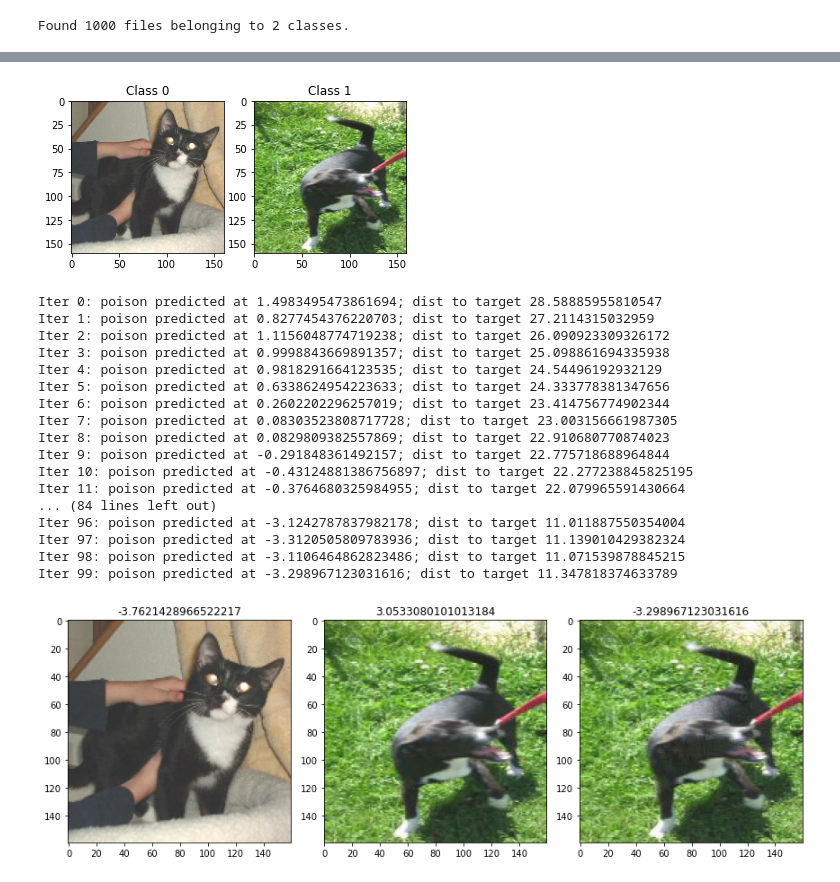
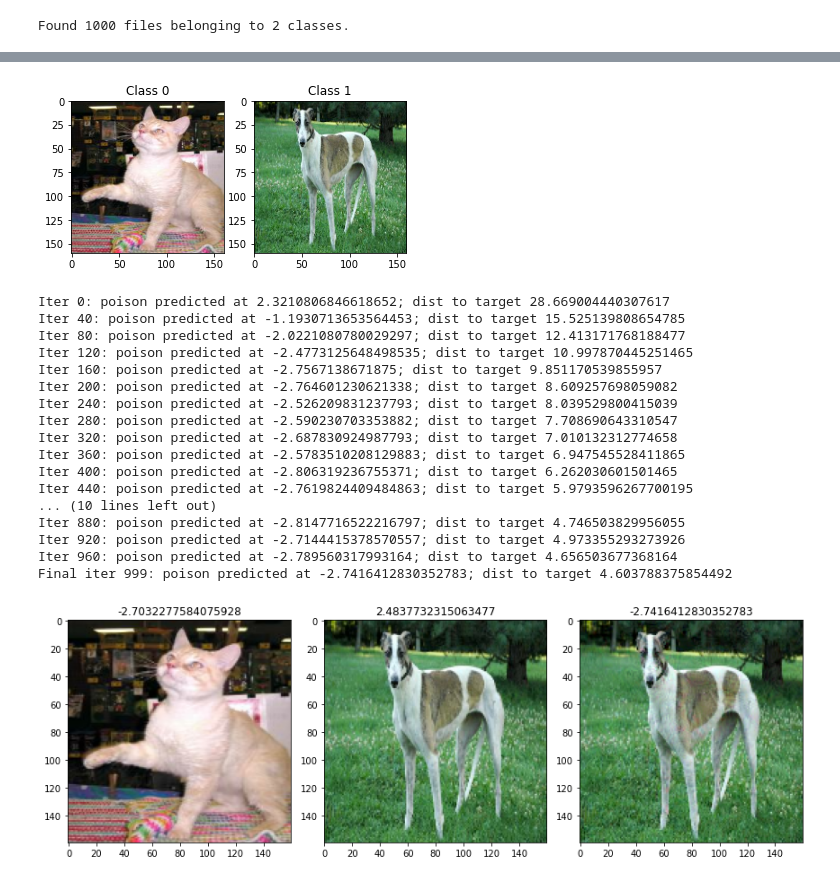
Before and after one commit to WileyCorning/CS782-poison-frogs, a Jupyter notebook: transfer-learning-attack.ipynb, the cells around one changed output, grey strips where cells are left out. Cells and saved outputs as stored; diff of their text form; code cells hidden in the pictures.

```diff
--- a/transfer-learning-attack.ipynb
+++ b/transfer-learning-attack.ipynb
@@ -289,7 +261,17 @@ def compute_forward_gradient(model,x_val,t_val):
 
 # Forward update: adjust x toward t's feature-space values
 def forward_update(model,x_val,t_val,rate_lambda):
-    return x_val - rate_lambda * compute_forward_gradient(model,x_val,t_val)
+    CONST_STEP = True
+    if(CONST_STEP):
+        fg = compute_forward_gradient(model,x_val,t_val)
+        eta = np.max(np.abs(fg))
+        fg = fg / eta
+        return x_val - rate_lambda * fg
+    else:
+        return x_val - rate_lambda * np.sign(compute_forward_gradient(model,x_val,t_val))
+
+
+    #return x_val - rate_lambda * np.sign(compute_forward_gradient(model,x_val,t_val))
 
 # Backward update: adjust x toward base image
 def backward_update(x_hat_val,b_val,rate_lambda,coef_beta):
@@ -300,14 +282,18 @@ def algo_1_b(model,feature_model,t_val,b_val,rate_lambda,coef_beta,n_iter):
     t_mu = tf.constant(t_val)
     x_mu = tf.Variable(b_val)
 
+    print_g = max(int(n_iter/25),1)
+
     loss = lambda: loss_iota(feature_model,x_mu,t_mu)
     for i in range(n_iter):
-        steppy = opt.minimize(loss,[x_mu]).numpy()
-        px = backward_update(x_mu, b_val, rate_lambda,coef_beta)
-        px = tf.clip_by_value(px,0.0,255.0)
+        steppy = opt.minimize(loss,[x_mu]) # Forward step
+        px = backward_update(x_mu, b_val, rate_lambda,coef_beta) # Backward step
+        px = tf.clip_by_value(px,0.0,255.0) # Project
         x_mu = tf.Variable(px)
 
-        print(f"Iter {steppy}: poison predicted at {model.predict(x_mu.numpy()).item()}; dist to target {fs_dist(feature_model,t_val,x_mu.numpy())}")
+        if i%print_g == 0:
+            print(f"Iter {steppy.numpy()}: poison predicted at {model.predict(x_mu.numpy()).item()}; dist to target {fs_dist(feature_model,t_val,x_mu.numpy())}")
+    print(f"Final iter {steppy.numpy()}: poison predicted at {model.predict(x_mu.numpy()).item()}; dist to target {fs_dist(feature_model,t_val,x_mu.numpy())}")
     return x_mu.numpy()
 
 def loss_iota(feature_model,x,t):
@@ -319,12 +305,16 @@ def loss_iota(feature_model,x,t):
 # Naive implementation of Algorithm 1: Poisoning Example Generation
 def algo_1(model, feature_model,t_val,b_val, rate_lambda, coef_beta, n_iter):
     x = b_val
+    print_g = max(int(n_iter/25),1)
     for i in range(n_iter):
         x = forward_update(feature_model,x,t_val,rate_lambda)
         x = backward_update(x,b_val,rate_lambda,coef_beta)
         x = tf.clip_by_value(x,0.0,255.0)
-        print(f"Iter {i}: poison predicted at {model.predict(x).item()}; dist to target {fs_dist(feature_model,t_val,x)}")
-    return x
+        if i%print_g == 0:
+            print(f"Iter {i}: poison predicted at {model.predict(x).item()}; dist to target {fs_dist(feature_model,t_val,x)}")
+    print(f"Final iter {i}: poison predicted at {model.predict(x).item()}; dist to target {fs_dist(feature_model,t_val,x)}")
+
+    return x.numpy()
 
 def get_penultimate_layer_model(model):
     return tf.keras.Model(inputs=model.input,outputs=model.layers[-2].output)
@@ -349,3 +339,6 @@ def demo_algo_1(model, img_t, img_b, rate_lambda, coef_beta, n_iter):
     plt.show()
 
     return img_p
+
+def compute_beta_scaled(beta_0, n_feature, dim_img):
+    return beta_0 * n_feature**2 / (dim_img**2)
@@ -375,26 +395,26 @@ Found 1000 files belonging to 2 classes.
 # %%
-((_target_image,_target_class), (_base_image,_base_class)) = sel_images(subject_dataset_ub,0,500)
+((_target_image,_target_class), (_base_image,_base_class)) = sel_images(subject_dataset_ub,np.random.randint(0,500),np.random.randint(500,1000))
 # %% [output]
-[figure, old version]
+[figure, new version]
 # %%
 #_poison_image = demo_algo_1(model,_target_image,_base_image, 20, 0.001, 50)
-_poison_image = demo_algo_1(model,_target_image,_base_image, 20, 0.0, 100)
+_poison_image = demo_algo_1(model,_target_image,_base_image, 1, 0.001, 1000)
 # %% [output]
-Iter 0: poison predicted at 1.4983495473861694; dist to target 28.58885955810547
-Iter 1: poison predicted at 0.8277454376220703; dist to target 27.2114315032959
-Iter 2: poison predicted at 1.1156048774719238; dist to target 26.090923309326172
-Iter 3: poison predicted at 0.9998843669891357; dist to target 25.098861694335938
-Iter 4: poison predicted at 0.9818291664123535; dist to target 24.54496192932129
-Iter 5: poison predicted at 0.6338624954223633; dist to target 24.333778381347656
-Iter 6: poison predicted at 0.2602202296257019; dist to target 23.414756774902344
-Iter 7: poison predicted at 0.08303523808717728; dist to target 23.003156661987305
-Iter 8: poison predicted at 0.0829809382557869; dist to target 22.910680770874023
-Iter 9: poison predicted at -0.291848361492157; dist to target 22.775718688964844
-Iter 10: poison predicted at -0.43124881386756897; dist to target 22.277238845825195
-Iter 11: poison predicted at -0.3764680325984955; dist to target 22.079965591430664
-... (84 lines left out)
-Iter 96: poison predicted at -3.1242787837982178; dist to target 11.011887550354004
-Iter 97: poison predicted at -3.3120505809783936; dist to target 11.139010429382324
-Iter 98: poison predicted at -3.1106464862823486; dist to target 11.071539878845215
-Iter 99: poison predicted at -3.298967123031616; dist to target 11.347818374633789
+Iter 0: poison predicted at 2.3210806846618652; dist to target 28.669004440307617
+Iter 40: poison predicted at -1.1930713653564453; dist to target 15.525139808654785
+Iter 80: poison predicted at -2.0221080780029297; dist to target 12.413171768188477
+Iter 120: poison predicted at -2.4773125648498535; dist to target 10.997870445251465
+Iter 160: poison predicted at -2.7567138671875; dist to target 9.851170539855957
+Iter 200: poison predicted at -2.764601230621338; dist to target 8.609257698059082
+Iter 240: poison predicted at -2.526209831237793; dist to target 8.039529800415039
+Iter 280: poison predicted at -2.590230703353882; dist to target 7.708690643310547
+Iter 320: poison predicted at -2.687830924987793; dist to target 7.010132312774658
+Iter 360: poison predicted at -2.5783510208129883; dist to target 6.947545528411865
+Iter 400: poison predicted at -2.806319236755371; dist to target 6.262030601501465
+Iter 440: poison predicted at -2.7619824409484863; dist to target 5.9793596267700195
+... (10 lines left out)
+Iter 880: poison predicted at -2.8147716522216797; dist to target 4.746503829956055
+Iter 920: poison predicted at -2.7144415378570557; dist to target 4.973355293273926
+Iter 960: poison predicted at -2.789560317993164; dist to target 4.656503677368164
+Final iter 999: poison predicted at -2.7416412830352783; dist to target 4.603788375854492
-[figure, old version]
+[figure, new version]
```
Also changed, not shown: parts of 32 cells of this notebook, 1 other file.
